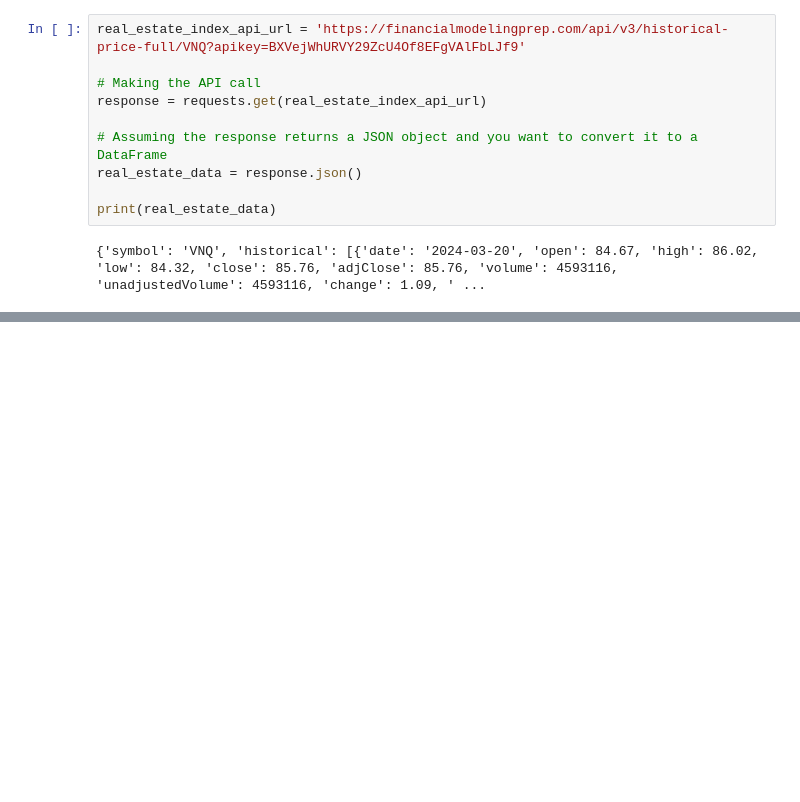
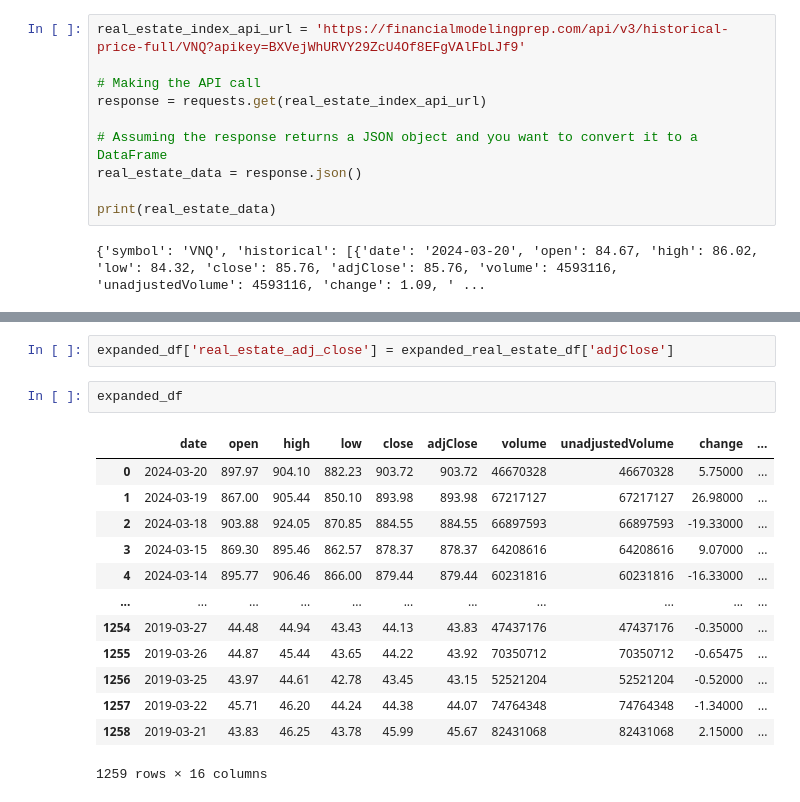
Before and after one commit to HeTron/Stock_Predictor, a Jupyter notebook: trading_advisor.ipynb, the cells around one changed output, grey strips where cells are left out. Saved outputs shown, nothing was run; the diff lists cells and outputs as text; blank space fills up the shorter version.

```diff
--- a/trading_advisor.ipynb
+++ b/trading_advisor.ipynb
@@ -170,3 +207,21 @@ print(expanded_real_estate_df)
 
 [1259 rows x 13 columns]
+# %%
+expanded_df['real_estate_adj_close'] = expanded_real_estate_df['adjClose']
+# %%
+expanded_df
+# %% [output]
+|  | date | open | high | low | close | adjClose | volume | unadjustedVolume | change | ... |
+| 0 | 2024-03-20 | 897.97 | 904.10 | 882.23 | 903.72 | 903.72 | 46670328 | 46670328 | 5.75000 | ... |
+| 1 | 2024-03-19 | 867.00 | 905.44 | 850.10 | 893.98 | 893.98 | 67217127 | 67217127 | 26.98000 | ... |
+| 2 | 2024-03-18 | 903.88 | 924.05 | 870.85 | 884.55 | 884.55 | 66897593 | 66897593 | -19.33000 | ... |
+| 3 | 2024-03-15 | 869.30 | 895.46 | 862.57 | 878.37 | 878.37 | 64208616 | 64208616 | 9.07000 | ... |
+| 4 | 2024-03-14 | 895.77 | 906.46 | 866.00 | 879.44 | 879.44 | 60231816 | 60231816 | -16.33000 | ... |
+| ... | ... | ... | ... | ... | ... | ... | ... | ... | ... | ... |
+| 1254 | 2019-03-27 | 44.48 | 44.94 | 43.43 | 44.13 | 43.83 | 47437176 | 47437176 | -0.35000 | ... |
+| 1255 | 2019-03-26 | 44.87 | 45.44 | 43.65 | 44.22 | 43.92 | 70350712 | 70350712 | -0.65475 | ... |
+| 1256 | 2019-03-25 | 43.97 | 44.61 | 42.78 | 43.45 | 43.15 | 52521204 | 52521204 | -0.52000 | ... |
+| 1257 | 2019-03-22 | 45.71 | 46.20 | 44.24 | 44.38 | 44.07 | 74764348 | 74764348 | -1.34000 | ... |
+| 1258 | 2019-03-21 | 43.83 | 46.25 | 43.78 | 45.99 | 45.67 | 82431068 | 82431068 | 2.15000 | ... |
+1259 rows × 16 columns
 # %%
```
Also changed, not shown: parts of 19 cells of this notebook.
